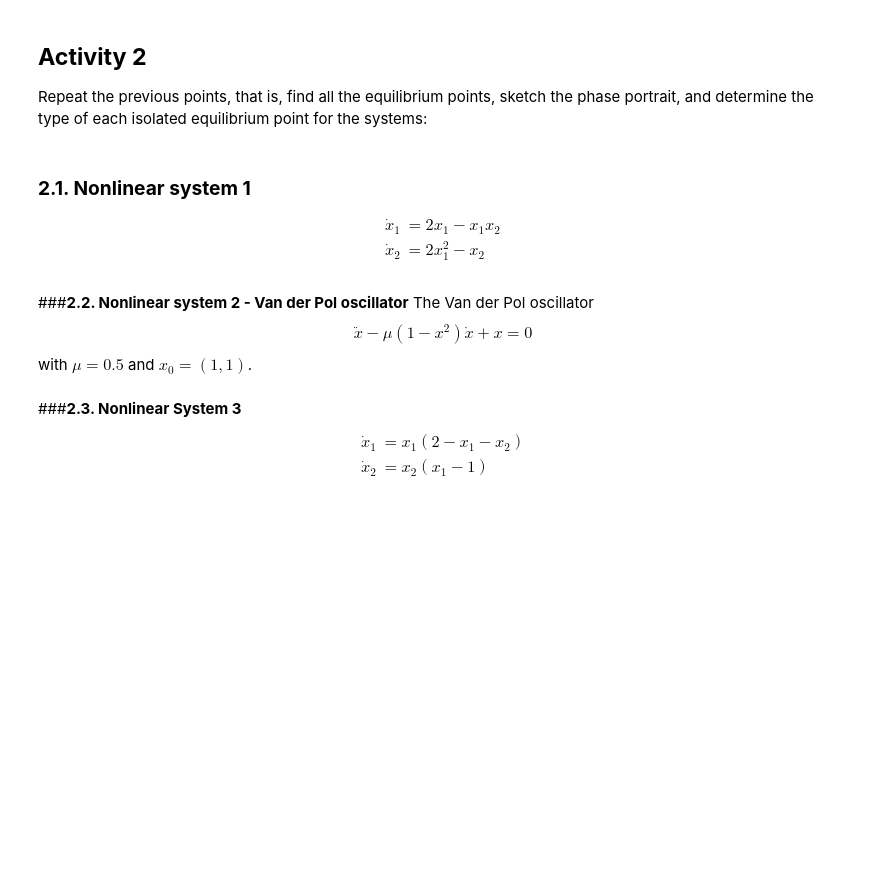
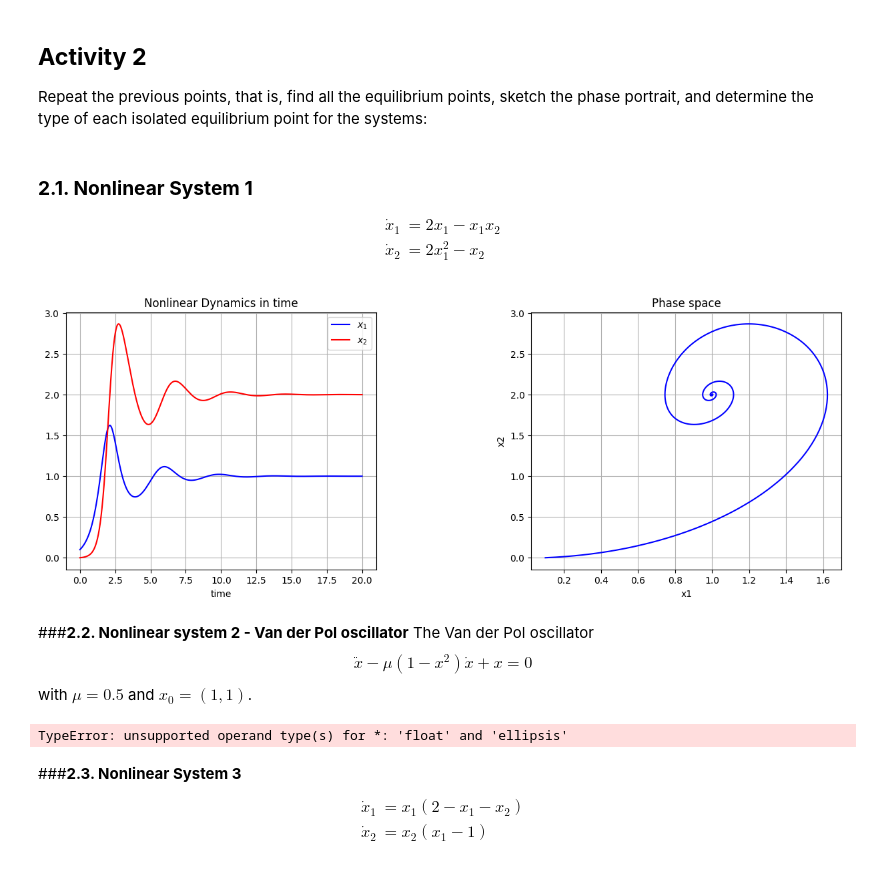
Before and after one commit to brumocas/CO, a Jupyter notebook: lab02/CO_notebook02_2024.ipynb, the cells around one changed output. Saved outputs shown, nothing was run; the diff lists cells and outputs as text; code cells hidden in the pictures; blank space fills up the shorter version.

```diff
--- a/lab02/CO_notebook02_2024.ipynb
+++ b/lab02/CO_notebook02_2024.ipynb
@@ -255,19 +251,16 @@ ax4.grid()
 Repeat the previous points, that is, find all the equilibrium points, sketch the phase portrait, and determine the type of each isolated equilibrium point for the systems:
 # %% [markdown]
 
-### **2.1. Nonlinear system 1**
+### **2.1. Nonlinear System 1**
+
 \begin{align*}
-\dot x_1 &= 2 x_1 -x_1 x_2 \\
- \dot x_2 &= 2 x_1^2 -x_2
+\dot x_1 &= 2 x_1 - x_1 x_2 \\
+\dot x_2 &= 2 x_1^2 - x_2
 \end{align*}
 # %%
-# To complete
-
 # vector field
 def Sys_f(x, t=0):
-  return np.array([#,
-                   #
-                   ])
+  return np.array([2*x[0] - x[0]*x[1], 2*x[0]**2 - x[1]])
 
 
 #Sample-time
@@ -279,33 +272,35 @@ t_signal = np.arange(0,t_end,dt) # time samples
 x1_signal = np.zeros_like(t_signal)
 x2_signal = np.zeros_like(t_signal)
 
 #Initial conditions of our system
 x1_signal[0] = 0.1
 x2_signal[0] = 0.0
 
 
 for i in range(0,t_signal.shape[0]-1):
     x1_signal[i+1], x2_signal[i+1] = rk_step_f((x1_signal[i],x2_signal[i]),dt,t_signal[i])
 
 
 #plot
 fig = plt.figure(figsize=(15,5))
 fig.subplots_adjust(wspace = 0.5, hspace = 0.3)
 ax1 = fig.add_subplot(1,2,1)
 ax2 = fig.add_subplot(1,2,2)
 
 ax1.plot(t_signal, x1_signal, 'b-', label='$x_1$')
 ax1.plot(t_signal, x2_signal, 'r-', label='$x_2$')
 ax1.set_title("Nonlinear Dynamics in time")
 ax1.set_xlabel("time")
 ax1.grid()
 ax1.legend(loc='best')
 
 ax2.plot(x1_signal, x2_signal, color="blue")
 ax2.set_xlabel("x1")
 ax2.set_ylabel("x2")
 ax2.set_title("Phase space")
 ax2.grid()
+# %% [output]
+[figure, added]
 # %% [markdown]
 ###**2.2. Nonlinear system 2 - Van der Pol oscillator**
 The Van der Pol oscillator
@@ -358,6 +353,8 @@ ax2.set_xlabel("x1")
 ax2.set_ylabel("x2")
 ax2.set_title("Phase space")
 ax2.grid()
+# %% [output]
+TypeError: unsupported operand type(s) for *: 'float' and 'ellipsis'
 # %% [markdown]
 ###**2.3. Nonlinear System 3**
 \begin{align*}
```
Also changed, not shown: parts of 4 cells of this notebook.
